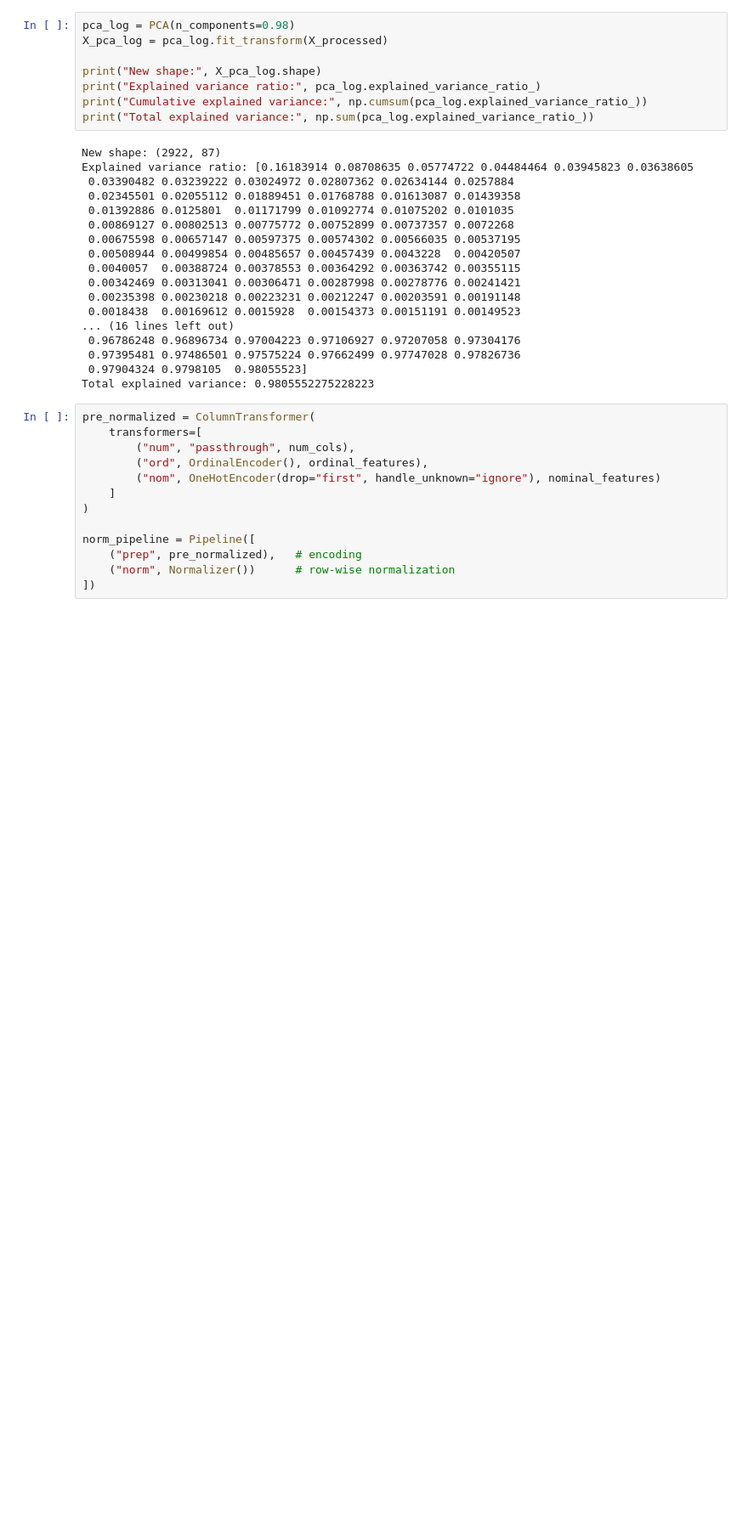
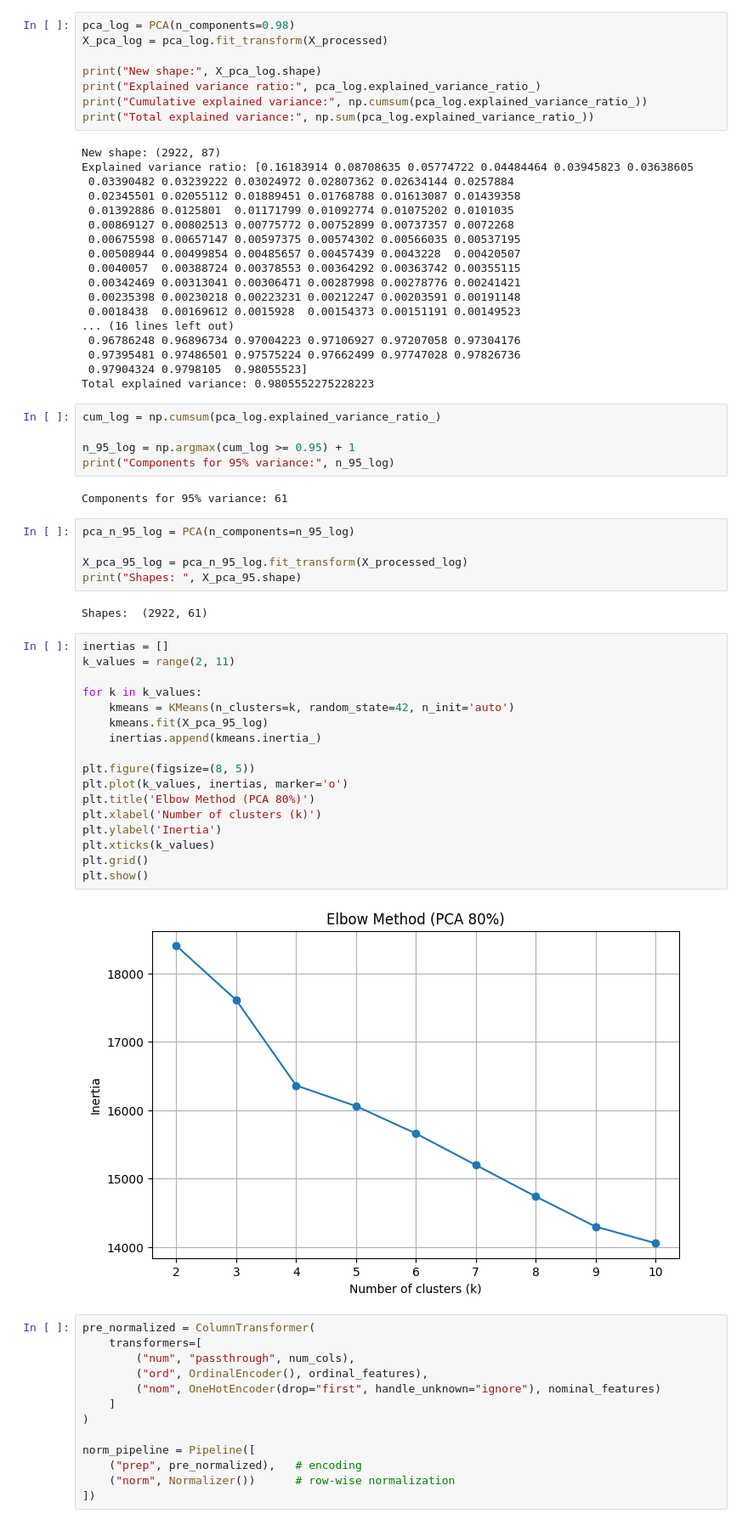
Before and after one commit to chiracarla/lab1, a Jupyter notebook: lab4.ipynb, the cells around one changed output. Shown at 85% size. Saved outputs shown, nothing was run; the diff lists cells and outputs as text; blank space fills up the shorter version.

```diff
--- a/lab4.ipynb
+++ b/lab4.ipynb
@@ -1115,6 +1115,39 @@ Explained variance ratio: [0.16183914 0.08708635 0.05774722 0.04484464 0.0394582
  0.97395481 0.97486501 0.97575224 0.97662499 0.97747028 0.97826736
  0.97904324 0.9798105  0.98055523]
 Total explained variance: 0.9805552275228223
+# %%
+cum_log = np.cumsum(pca_log.explained_variance_ratio_)
+
+n_95_log = np.argmax(cum_log >= 0.95) + 1
+print("Components for 95% variance:", n_95_log)
+# %% [output]
+Components for 95% variance: 61
+# %%
+pca_n_95_log = PCA(n_components=n_95_log)
+
+X_pca_95_log = pca_n_95_log.fit_transform(X_processed_log)
+print("Shapes: ", X_pca_95.shape)
+# %% [output]
+Shapes:  (2922, 61)
+# %%
+inertias = []
+k_values = range(2, 11)
+
+for k in k_values:
+    kmeans = KMeans(n_clusters=k, random_state=42, n_init='auto')
+    kmeans.fit(X_pca_95_log)
+    inertias.append(kmeans.inertia_)
+
+plt.figure(figsize=(8, 5))
+plt.plot(k_values, inertias, marker='o')
+plt.title('Elbow Method (PCA 80%)')
+plt.xlabel('Number of clusters (k)')
+plt.ylabel('Inertia')
+plt.xticks(k_values)
+plt.grid()
+plt.show()
+# %% [output]
+[figure, added]
 # %%
 pre_normalized = ColumnTransformer(
     transformers=[
```
Also changed, not shown: parts of 1 cell of this notebook, 1 other file.
